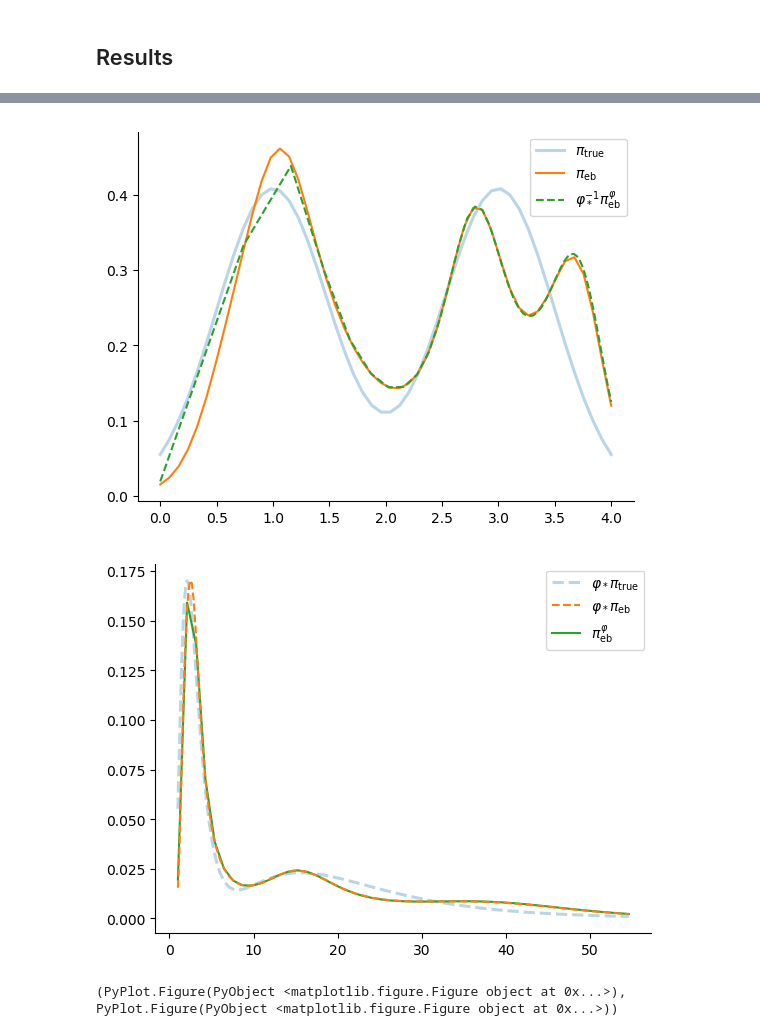
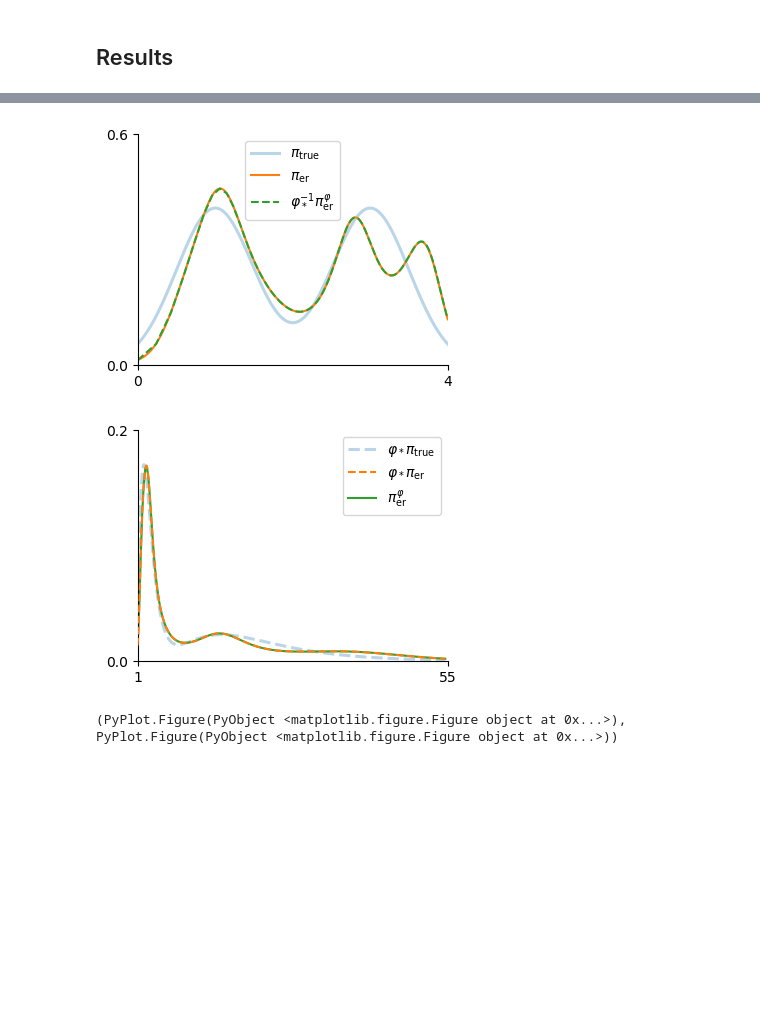
Before and after one commit to axsk/OEBayes, a Jupyter notebook: comparison.ipynb, the cells around one changed output, grey strips where cells are left out. Drawn from its saved outputs; the diff is of its cells as text; code cells hidden in the pictures; blank space fills up the shorter version.

```diff
--- a/comparison.ipynb
+++ b/comparison.ipynb
@@ -8,7 +21,7 @@ OPTCONFIG=OptConfig(XTOLABS=1e-8, DEBUG=true);
 # %%
 # exponential
 xlims = (0,4)
-n = 50 # was 500
+n = 200 # was 500
 ndata = 100
 σ = 0.3
 prior = Truncated(MixtureModel([Normal(mu, .5) for mu in [1, 3]]), xlims...)
@@ -27,3 +41,5 @@ FEModel(ft, 1.0:1.0938397965947804:54.598150033144236, 0.3)
 # %%
 ncv = 20
 kfold = length(d);
+# %%
+lims = ([0,4],[0,.6],[1,55], [0,.2])
@@ -30,2 +48,4 @@ kfold = length(d);
 # %% [markdown]
 ## Results
+# %%
+figsize=(4,3)
@@ -32,6 +54,6 @@ kfold = length(d);
 # %%
 ## er estimator
-regs = [ReferenceRegularizer(m, γ) for γ in linspace(0.1,.5,ncv)]
+regs = [ReferenceRegularizer(m, γ) for γ in linspace(0.1,1,ncv)]
 @time ss = [cvscore(m, d, d->ebprior(m, d, r), kfold) for r in regs]
 plot([r.γ for r in regs], ss)
 regR = regs[indmax(ss)].γ
@@ -43,9 +64,9 @@ regR = regs[indmax(ss)].γ
 # %%
 wR  = ebprior(m,  d, ReferenceRegularizer(m,  regR))
 wRt = ebprior(mt, d, ReferenceRegularizer(mt, regR))
 
-compareplot(m, t, pdf.(prior, m.xs), wR, wRt, "eb")
+p1, p2 = compareplot(m, t, pdf.(prior, m.xs), wR, wRt, "er", lims...; figsize=figsize, savename="eb")
 # %% [output]
-[figure, old version]
+[figure, new version]
-[figure, old version]
+[figure, new version]
 (PyPlot.Figure(PyObject <matplotlib.figure.Figure object at 0x...>), PyPlot.Figure(PyObject <matplotlib.figure.Figure object at 0x...>))
```
Also changed, not shown: parts of 14 cells of this notebook, 1 other file.
